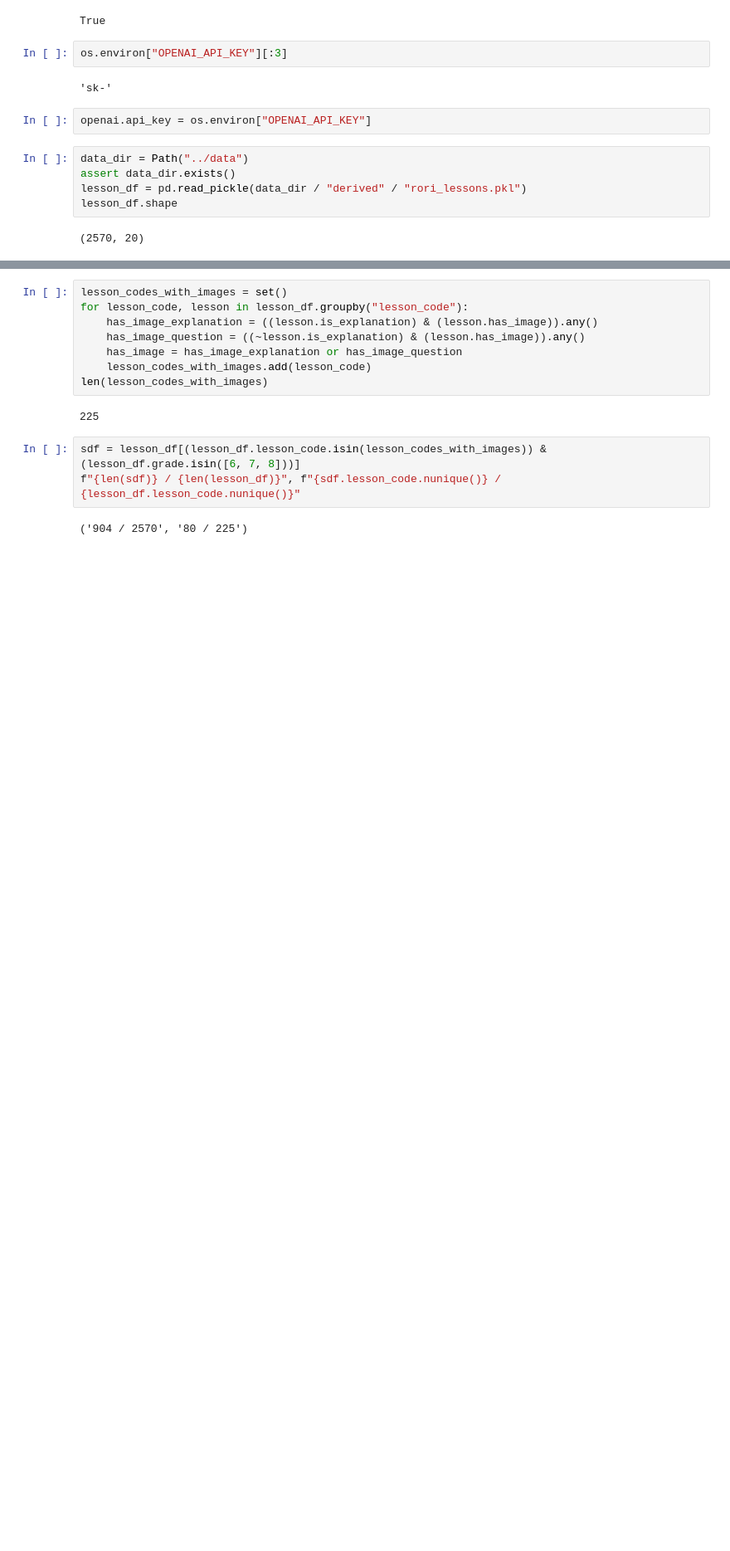
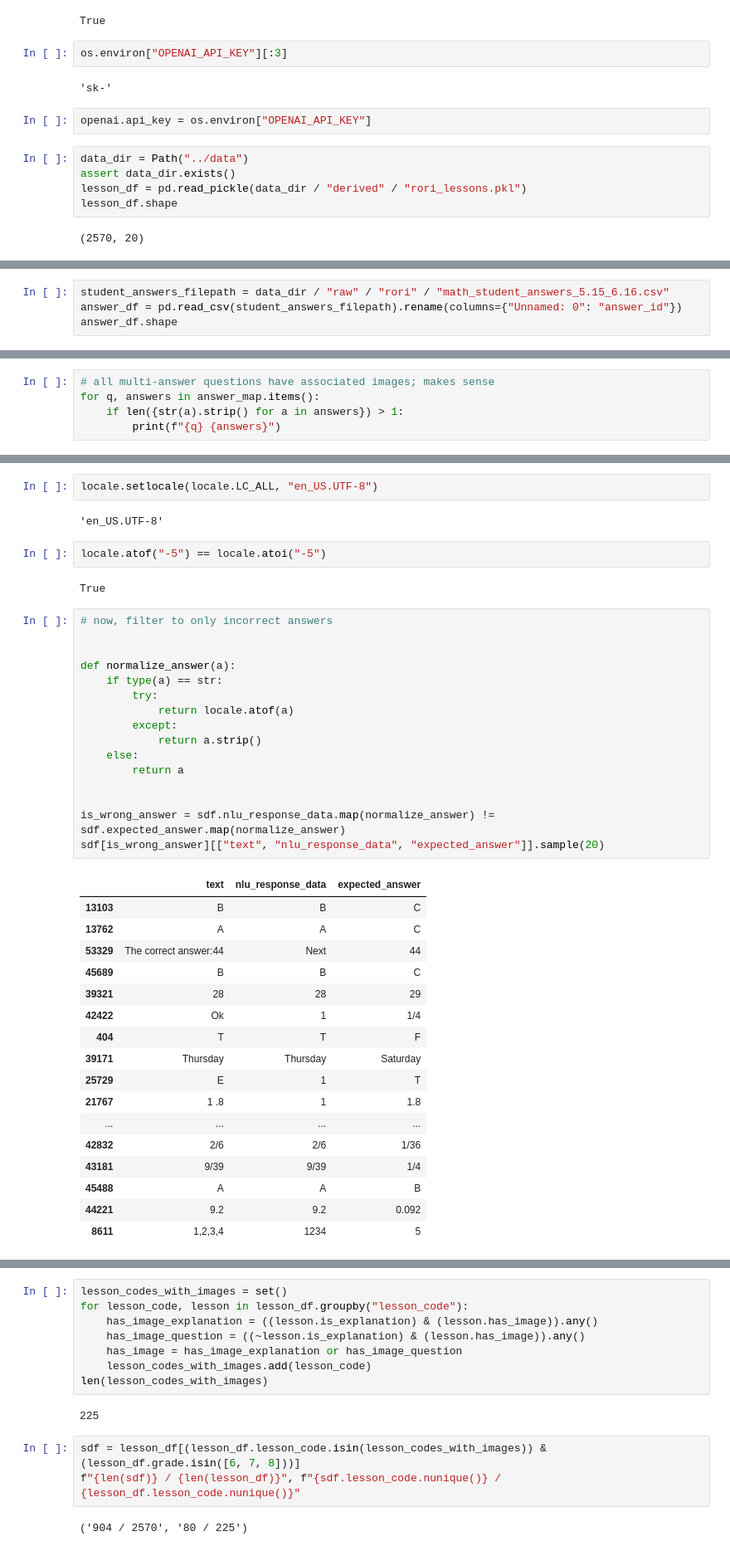
Before and after one commit to DigitalHarborFoundation/llm-math-education, a Jupyter notebook: notebook/HintGenerationTests.ipynb, the cells around one changed output, grey strips where cells are left out. Shown: that part at 83% size. Saved outputs shown, nothing was run; the diff lists cells and outputs as text; blank space fills up the shorter version.

```diff
--- a/notebook/HintGenerationTests.ipynb
+++ b/notebook/HintGenerationTests.ipynb
@@ -66,0 +85,4 @@ lesson_df[["question_index", "is_explanation", "section", "lesson", "question",
+# %%
+student_answers_filepath = data_dir / "raw" / "rori" / "math_student_answers_5.15_6.16.csv"
+answer_df = pd.read_csv(student_answers_filepath).rename(columns={"Unnamed: 0": "answer_id"})
+answer_df.shape
@@ -66,0 +130,5 @@ lesson_df[["question_index", "is_explanation", "section", "lesson", "question",
+# %%
+# all multi-answer questions have associated images; makes sense
+for q, answers in answer_map.items():
+    if len({str(a).strip() for a in answers}) > 1:
+        print(f"{q} {answers}")
@@ -66,0 +255,42 @@ lesson_df[["question_index", "is_explanation", "section", "lesson", "question",
+# %%
+locale.setlocale(locale.LC_ALL, "en_US.UTF-8")
+# %% [output]
+'en_US.UTF-8'
+# %%
+locale.atof("-5") == locale.atoi("-5")
+# %% [output]
+True
+# %%
+# now, filter to only incorrect answers
+
+
+def normalize_answer(a):
+    if type(a) == str:
+        try:
+            return locale.atof(a)
+        except:
+            return a.strip()
+    else:
+        return a
+
+
+is_wrong_answer = sdf.nlu_response_data.map(normalize_answer) != sdf.expected_answer.map(normalize_answer)
+sdf[is_wrong_answer][["text", "nlu_response_data", "expected_answer"]].sample(20)
+# %% [output]
+|  | text | nlu_response_data | expected_answer |
+| 13103 | B | B | C |
+| 13762 | A | A | C |
+| 53329 | The correct answer:44 | Next | 44 |
+| 45689 | B | B | C |
+| 39321 | 28 | 28 | 29 |
+| 42422 | Ok | 1 | 1/4 |
+| 404 | T | T | F |
+| 39171 | Thursday | Thursday | Saturday |
+| 25729 | E | 1 | T |
+| 21767 | 1 .8 | 1 | 1.8 |
+| ... | ... | ... | ... |
+| 42832 | 2/6 | 2/6 | 1/36 |
+| 43181 | 9/39 | 9/39 | 1/4 |
+| 45488 | A | A | B |
+| 44221 | 9.2 | 9.2 | 0.092 |
+| 8611 | 1,2,3,4 | 1234 | 5 |
```
Also changed, not shown: parts of 39 cells of this notebook.
